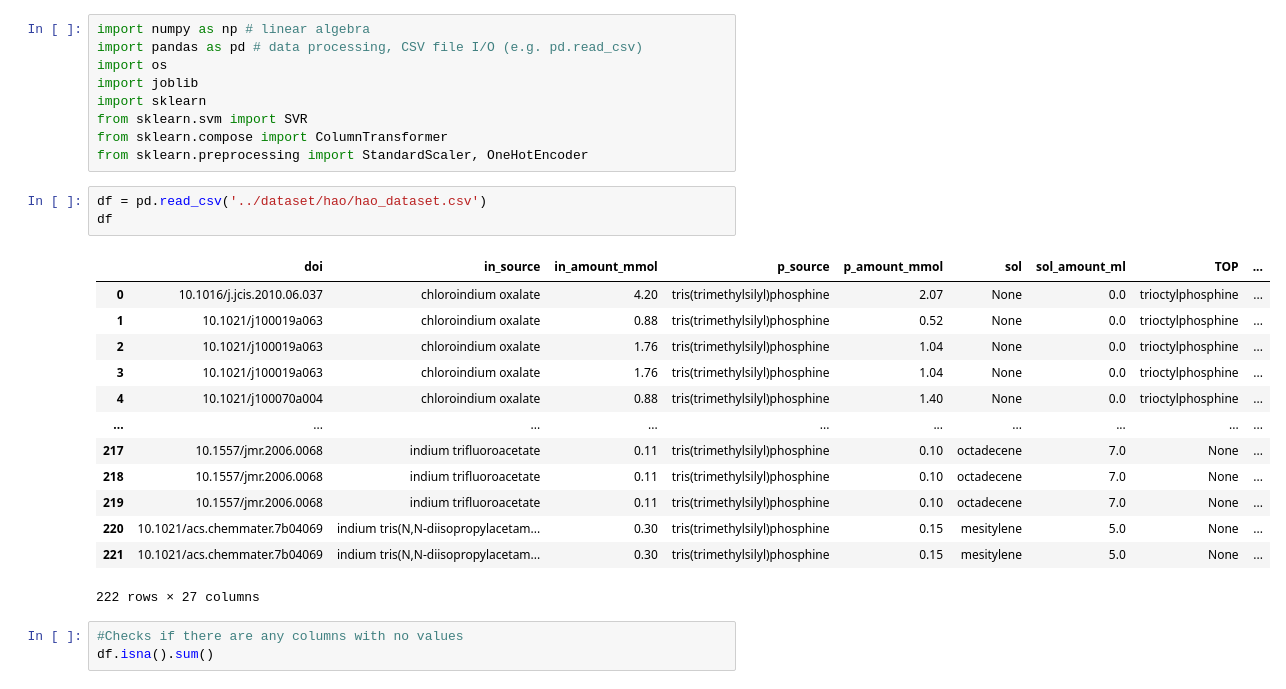
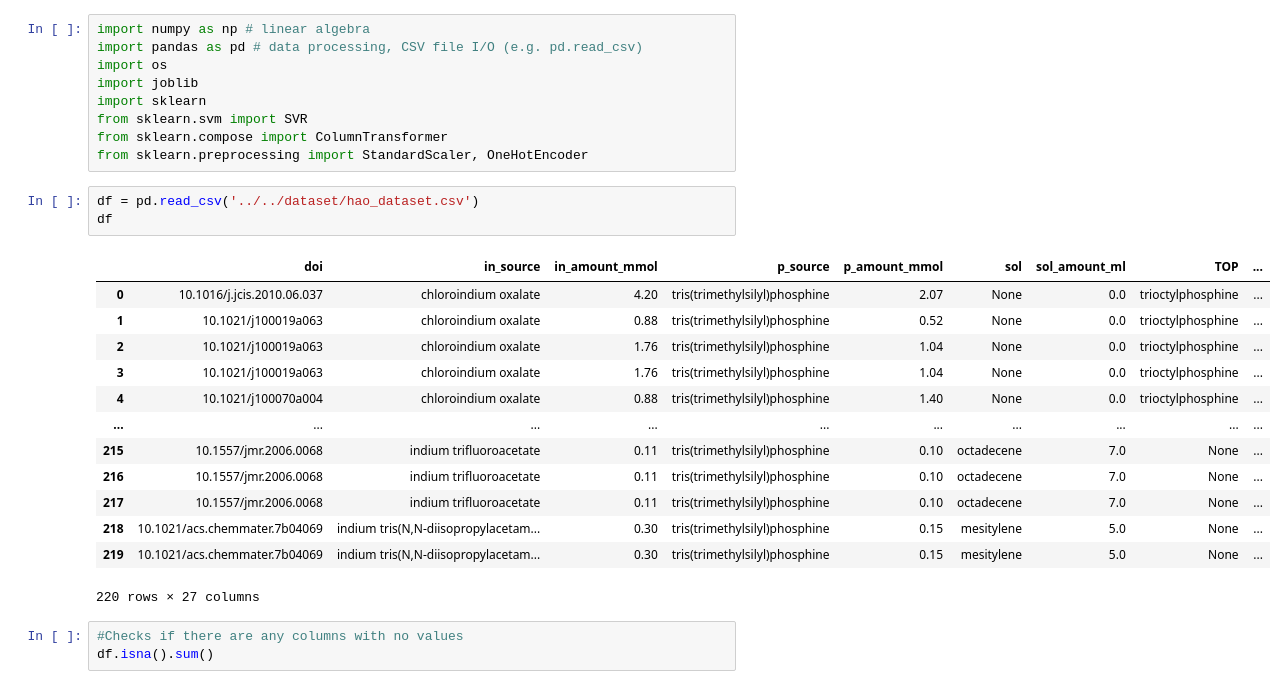
Before and after one commit to Health-Universe/Indium-Phosphide, a Jupyter notebook: notebook/hao/1. scaling hao.ipynb, the cells around one changed output. Saved outputs shown, nothing was run; the diff lists cells and outputs as text.

```diff
--- a/notebook/hao/1. scaling hao.ipynb
+++ b/notebook/hao/1. scaling hao.ipynb
@@ -8,22 +8,22 @@ from sklearn.svm import SVR
 from sklearn.compose import ColumnTransformer
 from sklearn.preprocessing import StandardScaler, OneHotEncoder
 # %%
-df = pd.read_csv('../dataset/hao/hao_dataset.csv')
+df = pd.read_csv('../../dataset/hao_dataset.csv')
 df
 # %% [output]
 |  | doi | in_source | in_amount_mmol | p_source | p_amount_mmol | sol | sol_amount_ml | TOP | ... |
 | 0 | 10.1016/j.jcis.2010.06.037 | chloroindium oxalate | 4.20 | tris(trimethylsilyl)phosphine | 2.07 | None | 0.0 | trioctylphosphine | ... |
 | 1 | 10.1021/j100019a063 | chloroindium oxalate | 0.88 | tris(trimethylsilyl)phosphine | 0.52 | None | 0.0 | trioctylphosphine | ... |
 | 2 | 10.1021/j100019a063 | chloroindium oxalate | 1.76 | tris(trimethylsilyl)phosphine | 1.04 | None | 0.0 | trioctylphosphine | ... |
 | 3 | 10.1021/j100019a063 | chloroindium oxalate | 1.76 | tris(trimethylsilyl)phosphine | 1.04 | None | 0.0 | trioctylphosphine | ... |
 | 4 | 10.1021/j100070a004 | chloroindium oxalate | 0.88 | tris(trimethylsilyl)phosphine | 1.40 | None | 0.0 | trioctylphosphine | ... |
 | ... | ... | ... | ... | ... | ... | ... | ... | ... | ... |
+| 215 | 10.1557/jmr.2006.0068 | indium trifluoroacetate | 0.11 | tris(trimethylsilyl)phosphine | 0.10 | octadecene | 7.0 | None | ... |
+| 216 | 10.1557/jmr.2006.0068 | indium trifluoroacetate | 0.11 | tris(trimethylsilyl)phosphine | 0.10 | octadecene | 7.0 | None | ... |
 | 217 | 10.1557/jmr.2006.0068 | indium trifluoroacetate | 0.11 | tris(trimethylsilyl)phosphine | 0.10 | octadecene | 7.0 | None | ... |
-| 218 | 10.1557/jmr.2006.0068 | indium trifluoroacetate | 0.11 | tris(trimethylsilyl)phosphine | 0.10 | octadecene | 7.0 | None | ... |
-| 219 | 10.1557/jmr.2006.0068 | indium trifluoroacetate | 0.11 | tris(trimethylsilyl)phosphine | 0.10 | octadecene | 7.0 | None | ... |
-| 220 | 10.1021/acs.chemmater.7b04069 | indium tris(N,N-diisopropylacetam... | 0.30 | tris(trimethylsilyl)phosphine | 0.15 | mesitylene | 5.0 | None | ... |
-| 221 | 10.1021/acs.chemmater.7b04069 | indium tris(N,N-diisopropylacetam... | 0.30 | tris(trimethylsilyl)phosphine | 0.15 | mesitylene | 5.0 | None | ... |
+| 218 | 10.1021/acs.chemmater.7b04069 | indium tris(N,N-diisopropylacetam... | 0.30 | tris(trimethylsilyl)phosphine | 0.15 | mesitylene | 5.0 | None | ... |
+| 219 | 10.1021/acs.chemmater.7b04069 | indium tris(N,N-diisopropylacetam... | 0.30 | tris(trimethylsilyl)phosphine | 0.15 | mesitylene | 5.0 | None | ... |
-222 rows × 27 columns
+220 rows × 27 columns
 # %%
 #Checks if there are any columns with no values
 df.isna().sum()
```
Also changed, not shown: parts of 5 cells of this notebook, 2 other files.
